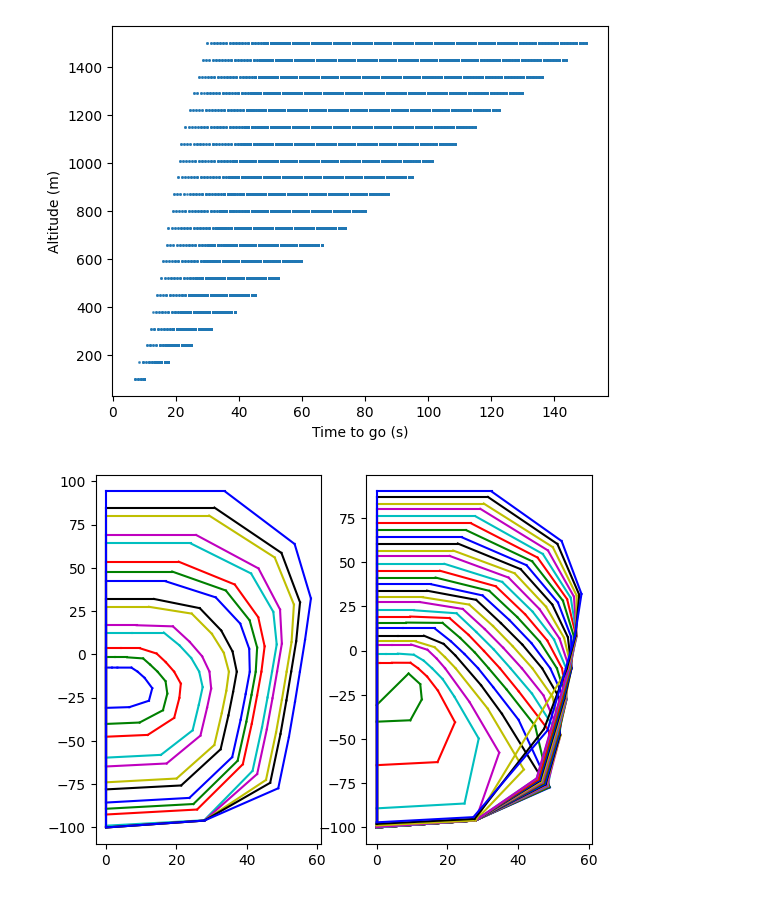
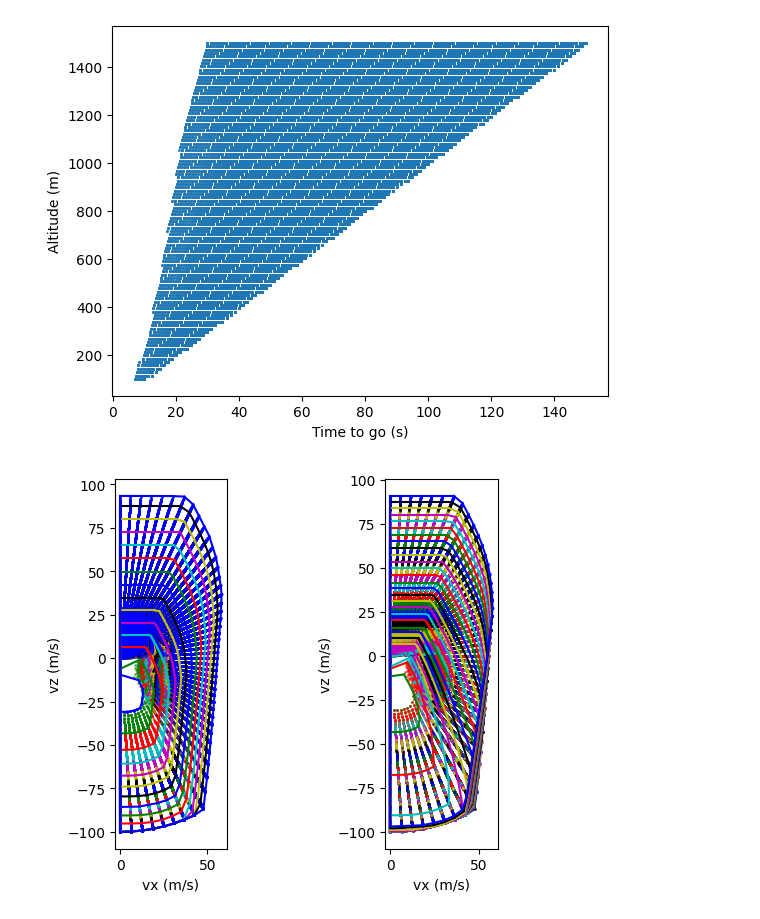
Before and after one commit to kentotomita/learning-hda-reachability, a Jupyter notebook: dev/analyze_controllableset.ipynb, the cells around one changed output. Cells and saved outputs as stored; diff of their text form; code cells hidden in the pictures.

Commit message:
Controllable set bounds computation incorporates Vz-center points

```diff
--- a/dev/analyze_controllableset.ipynb
+++ b/dev/analyze_controllableset.ipynb
@@ -41,7 +41,7 @@ def vis_data_grouped(data, name, groupby='alt'):
     ax.set_ylabel(y_label)
     plt.show()
 # %%
-data = np.load("../out/controllable_set/20231104-140553/data.txt.npy")
+data = np.load("../out/controllable_set/20231104-150908/data.npy")
 data = data[(data[:, 3] >= 0)]
 
 fig, ax = plt.subplots()
@@ -50,43 +50,47 @@ ax.set_ylabel('Altitude (m)')
 ax.set_xlabel('Time to go (s)')
 plt.show()
 # %% [output]
-[figure, old version]
+[figure, new version]
 # %%
 fig, axs = plt.subplots(1, 2)
 
 x_idx = 3  # vx
 y_idx = 5  # vz
 colors = ['b', 'g', 'r', 'c', 'm', 'y', 'k']
 
 # group by algitude
 group_idx = 2
 group_ranges = np.arange(0, np.max(data[:, group_idx]), 100)
 
 for i in range(len(group_ranges)-1):
         group = data[(data[:, group_idx] >= group_ranges[i]) & (data[:, group_idx] < group_ranges[i+1])]
+        axs[0].scatter(group[:, x_idx], group[:, y_idx], s=1, alpha=0.5, color=colors[i % len(colors)])
         # Calculate convex hull for each group
         if len(group) >= 3:  # ConvexHull requires at least 3 points in 2D
             hull = ConvexHull(group[:, [x_idx, y_idx]])
             for s in hull.simplices:
                 axs[0].plot(group[s, x_idx], group[s, y_idx], color=colors[i % len(colors)])
 
 # group by time to go
 group_idx = 7
 group_ranges = np.arange(0, np.max(data[:, group_idx]), 5)
 
 for i in range(len(group_ranges)-1):
         group = data[(data[:, group_idx] >= group_ranges[i]) & (data[:, group_idx] < group_ranges[i+1])]
         # Calculate convex hull for each group
         if len(group) >= 3:  # ConvexHull requires at least 3 points in 2D
             hull = ConvexHull(group[:, [x_idx, y_idx]])
             for s in hull.simplices:
                 axs[1].plot(group[s, x_idx], group[s, y_idx], color=colors[i % len(colors)])
 
-ax.set_xlabel('vx (m/s)')
-ax.set_ylabel('vz (m/s)')
+for ax in axs:
+    ax.set_xlabel('vx (m/s)')
+    ax.set_ylabel('vz (m/s)')
+    # aspect ratio
+    ax.set_aspect('equal', 'box')
 plt.show()
 # %% [output]
-[figure, old version]
+[figure, new version]
 # %%
 vz_data = data[:, [5, 2, 7]]
 vis_data_grouped(vz_data, "vz", groupby='alt')
```
Also changed, not shown: parts of 4 cells of this notebook, 1 other file.
